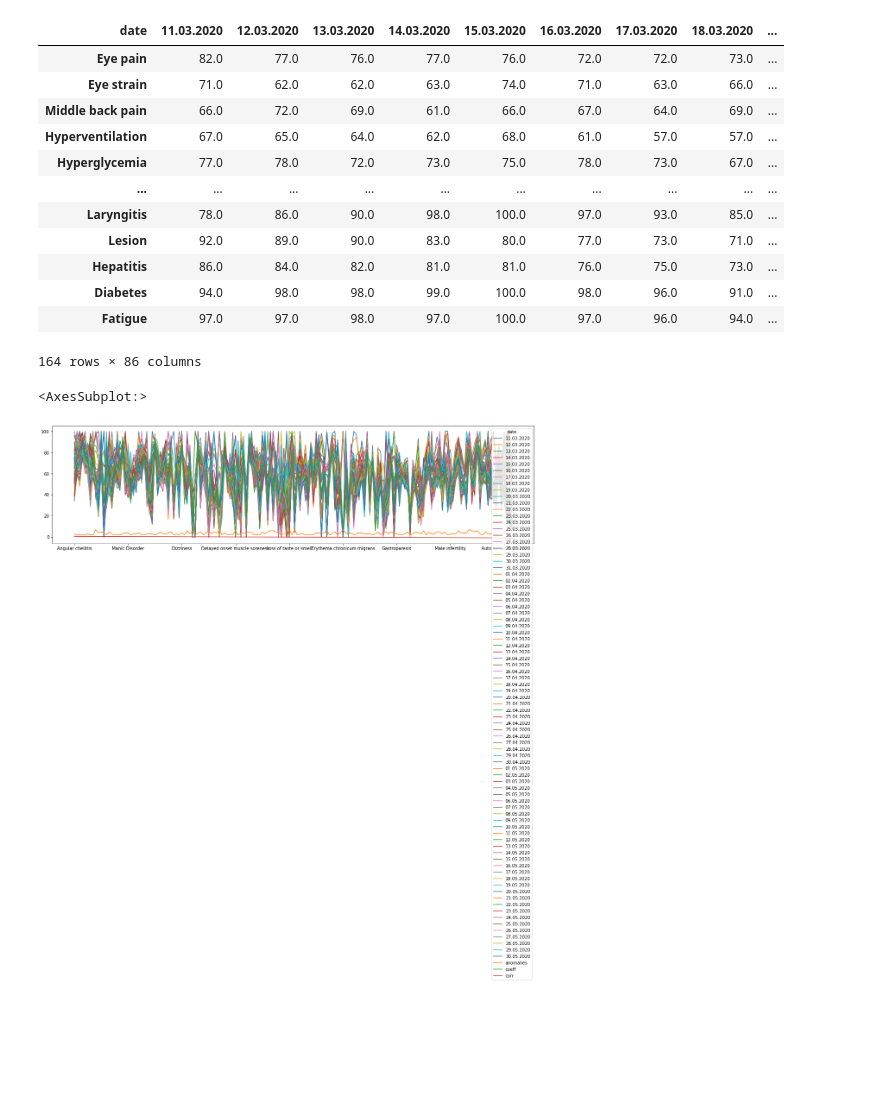
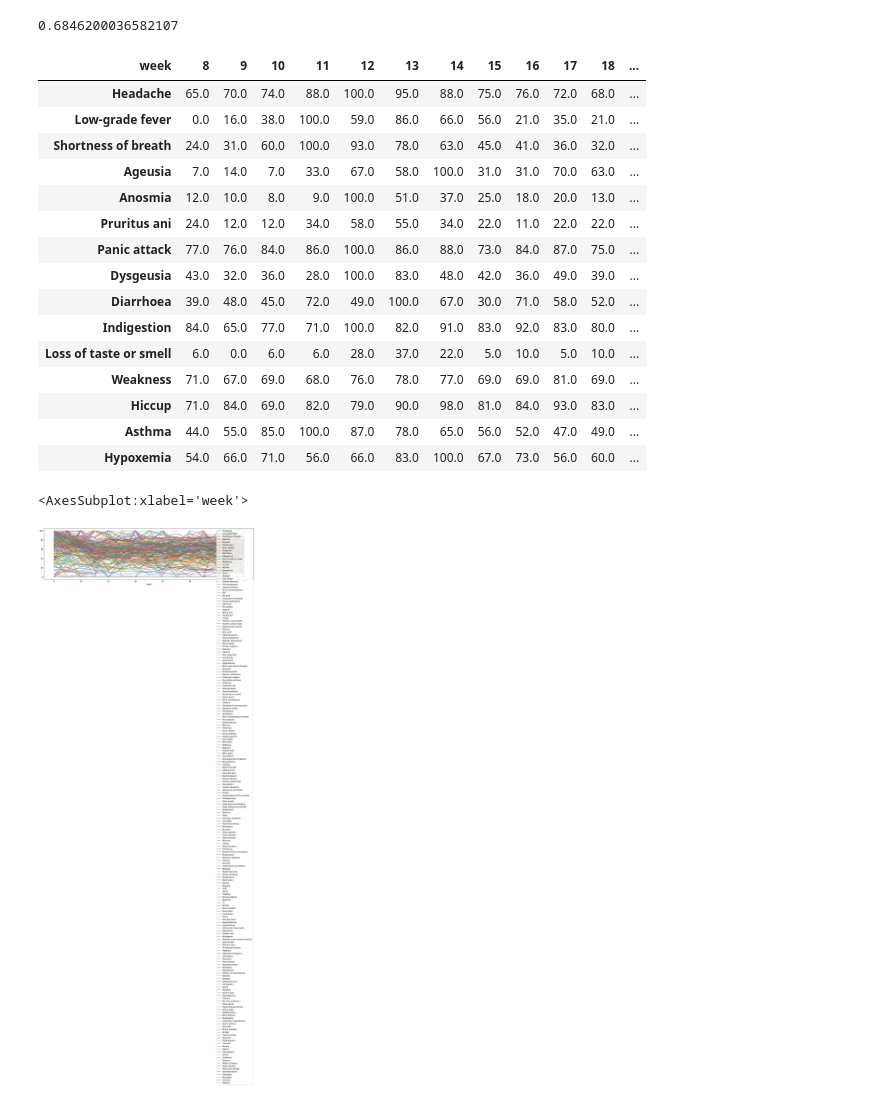
Before and after one commit to mopkoff/disease-trends, a Jupyter notebook: Untitled.ipynb, the cells around one changed output. Drawn from its saved outputs; the diff is of its cells as text; code cells hidden in the pictures; blank space fills up the shorter version.

```diff
--- a/Untitled.ipynb
+++ b/Untitled.ipynb
@@ -186,7 +261,7 @@ ds
 # %%
-transposed = symptom_trends.transpose()
-filtered = transposed.apply(lambda row: row if len(find_anomalies(row)) > 3 else row.apply(lambda x: None), axis = 1).dropna()
-filtered['anomalies'] = filtered.apply(lambda row: len(find_anomalies(row)), axis=1).transpose()
+transposed = symptom_trends_truncated.transpose()
+filtered = transposed.apply(lambda row: row if len(find_anomalies(row)) > 0 else row.apply(lambda x: None), axis = 1).dropna()
+#filtered['anomalies'] = filtered.apply(lambda row: len(find_anomalies(row)), axis=1).transpose()
 filtered = filtered.transpose()
 filtered
 # %% [output]
@@ -207,32 +286,33 @@ filtered
-# %%
-transposed = symptom_trends.transpose()
-#transposed.apply(lambda x: x if (len(find_anomalies(x)) > 2) else None, axis = 1).dropna().transpose()
-
-filtered['mean'] = normalize(filtered.mean(axis=1).transpose())
-filtered['corr'] = normalize(filtered.apply(lambda row: row.corr(usa_cases_normalized['7-Day Moving Avg']), axis=1).transpose())
-filtered['dtw'] = normalize(filtered.apply(lambda row: dtw.distance(usa_cases_normalized['7-Day Moving Avg'], row), axis=1).transpose())
-
-#filtered['score'] = filtered.apply(lambda row: row['coeff'] * row['corr'] * row['dtw'], axis=1).transpose()
-filtered = filtered.sort_values('corr').iloc[::-1]
+# %%
+filtered['Ageusia'].transpose().corr(covid_trends_truncated['COVID'].transpose())
+# %% [output]
+0.6846200036582107
+# %%
+transposed = filtered.transpose()
+
+transposed['coeff'] = normalize(transposed.apply(lambda row: row.corr(covid_trends_truncated['COVID']), axis=1))
 # %%
-filtered = filtered.sort_values('score').iloc[::-1]
-filtered
+filtered = transposed.sort_values('coeff').iloc[::-1]
+filtered.head(15)
 # %% [output]
-| date | 11.03.2020 | 12.03.2020 | 13.03.2020 | 14.03.2020 | 15.03.2020 | 16.03.2020 | 17.03.2020 | 18.03.2020 | ... |
-| Eye pain | 82.0 | 77.0 | 76.0 | 77.0 | 76.0 | 72.0 | 72.0 | 73.0 | ... |
-| Eye strain | 71.0 | 62.0 | 62.0 | 63.0 | 74.0 | 71.0 | 63.0 | 66.0 | ... |
-| Middle back pain | 66.0 | 72.0 | 69.0 | 61.0 | 66.0 | 67.0 | 64.0 | 69.0 | ... |
-| Hyperventilation | 67.0 | 65.0 | 64.0 | 62.0 | 68.0 | 61.0 | 57.0 | 57.0 | ... |
-| Hyperglycemia | 77.0 | 78.0 | 72.0 | 73.0 | 75.0 | 78.0 | 73.0 | 67.0 | ... |
-| ... | ... | ... | ... | ... | ... | ... | ... | ... | ... |
-| Laryngitis | 78.0 | 86.0 | 90.0 | 98.0 | 100.0 | 97.0 | 93.0 | 85.0 | ... |
-| Lesion | 92.0 | 89.0 | 90.0 | 83.0 | 80.0 | 77.0 | 73.0 | 71.0 | ... |
-| Hepatitis | 86.0 | 84.0 | 82.0 | 81.0 | 81.0 | 76.0 | 75.0 | 73.0 | ... |
-| Diabetes | 94.0 | 98.0 | 98.0 | 99.0 | 100.0 | 98.0 | 96.0 | 91.0 | ... |
-| Fatigue | 97.0 | 97.0 | 98.0 | 97.0 | 100.0 | 97.0 | 96.0 | 94.0 | ... |
+| week | 8 | 9 | 10 | 11 | 12 | 13 | 14 | 15 | 16 | 17 | 18 | ... |
+| Headache | 65.0 | 70.0 | 74.0 | 88.0 | 100.0 | 95.0 | 88.0 | 75.0 | 76.0 | 72.0 | 68.0 | ... |
+| Low-grade fever | 0.0 | 16.0 | 38.0 | 100.0 | 59.0 | 86.0 | 66.0 | 56.0 | 21.0 | 35.0 | 21.0 | ... |
+| Shortness of breath | 24.0 | 31.0 | 60.0 | 100.0 | 93.0 | 78.0 | 63.0 | 45.0 | 41.0 | 36.0 | 32.0 | ... |
+| Ageusia | 7.0 | 14.0 | 7.0 | 33.0 | 67.0 | 58.0 | 100.0 | 31.0 | 31.0 | 70.0 | 63.0 | ... |
+| Anosmia | 12.0 | 10.0 | 8.0 | 9.0 | 100.0 | 51.0 | 37.0 | 25.0 | 18.0 | 20.0 | 13.0 | ... |
+| Pruritus ani | 24.0 | 12.0 | 12.0 | 34.0 | 58.0 | 55.0 | 34.0 | 22.0 | 11.0 | 22.0 | 22.0 | ... |
+| Panic attack | 77.0 | 76.0 | 84.0 | 86.0 | 100.0 | 86.0 | 88.0 | 73.0 | 84.0 | 87.0 | 75.0 | ... |
+| Dysgeusia | 43.0 | 32.0 | 36.0 | 28.0 | 100.0 | 83.0 | 48.0 | 42.0 | 36.0 | 49.0 | 39.0 | ... |
+| Diarrhoea | 39.0 | 48.0 | 45.0 | 72.0 | 49.0 | 100.0 | 67.0 | 30.0 | 71.0 | 58.0 | 52.0 | ... |
+| Indigestion | 84.0 | 65.0 | 77.0 | 71.0 | 100.0 | 82.0 | 91.0 | 83.0 | 92.0 | 83.0 | 80.0 | ... |
+| Loss of taste or smell | 6.0 | 0.0 | 6.0 | 6.0 | 28.0 | 37.0 | 22.0 | 5.0 | 10.0 | 5.0 | 10.0 | ... |
+| Weakness | 71.0 | 67.0 | 69.0 | 68.0 | 76.0 | 78.0 | 77.0 | 69.0 | 69.0 | 81.0 | 69.0 | ... |
+| Hiccup | 71.0 | 84.0 | 69.0 | 82.0 | 79.0 | 90.0 | 98.0 | 81.0 | 84.0 | 93.0 | 83.0 | ... |
+| Asthma | 44.0 | 55.0 | 85.0 | 100.0 | 87.0 | 78.0 | 65.0 | 56.0 | 52.0 | 47.0 | 49.0 | ... |
+| Hypoxemia | 54.0 | 66.0 | 71.0 | 56.0 | 66.0 | 83.0 | 100.0 | 67.0 | 73.0 | 56.0 | 60.0 | ... |
-164 rows × 86 columns
 # %%
-filtered.plot(figsize=(20,5))
+filtered.transpose().drop('coeff').plot(figsize=(20,5))
 # %% [output]
-<AxesSubplot:>
+<AxesSubplot:xlabel='week'>
-[figure, old version]
+[figure, new version]
```
Also changed, not shown: parts of 27 cells of this notebook, 3 other files.
